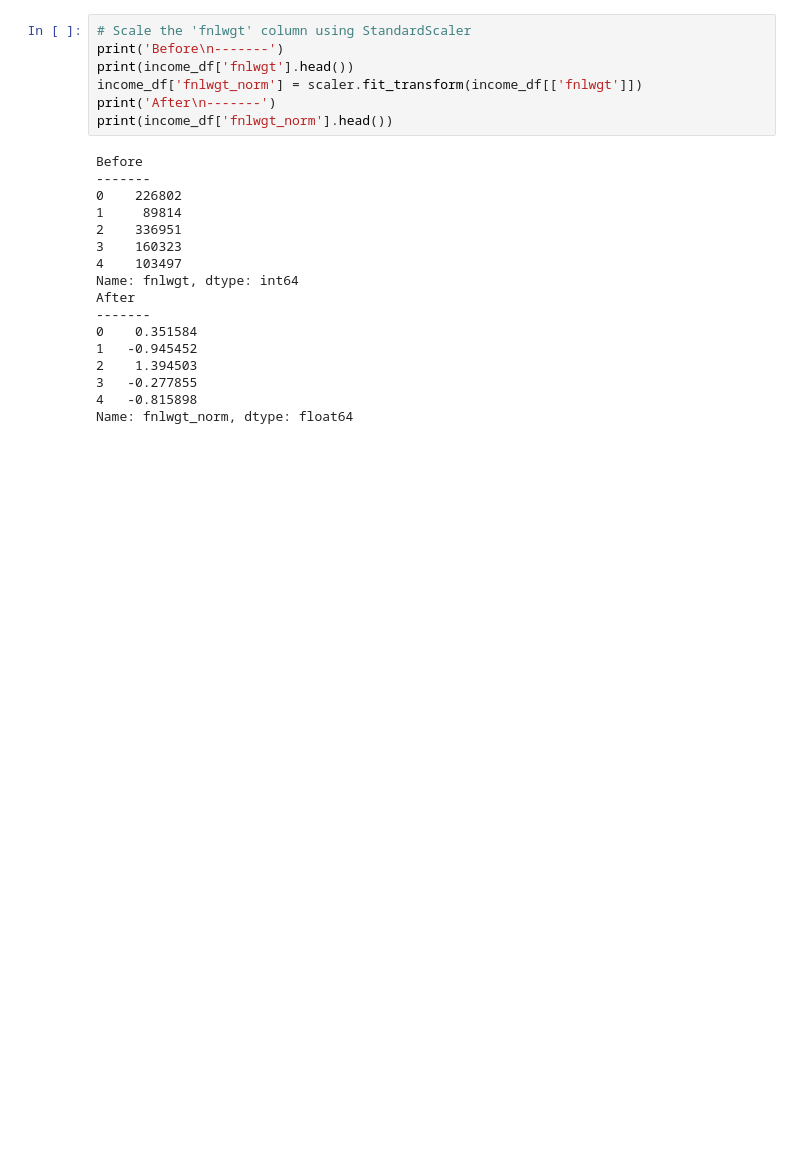
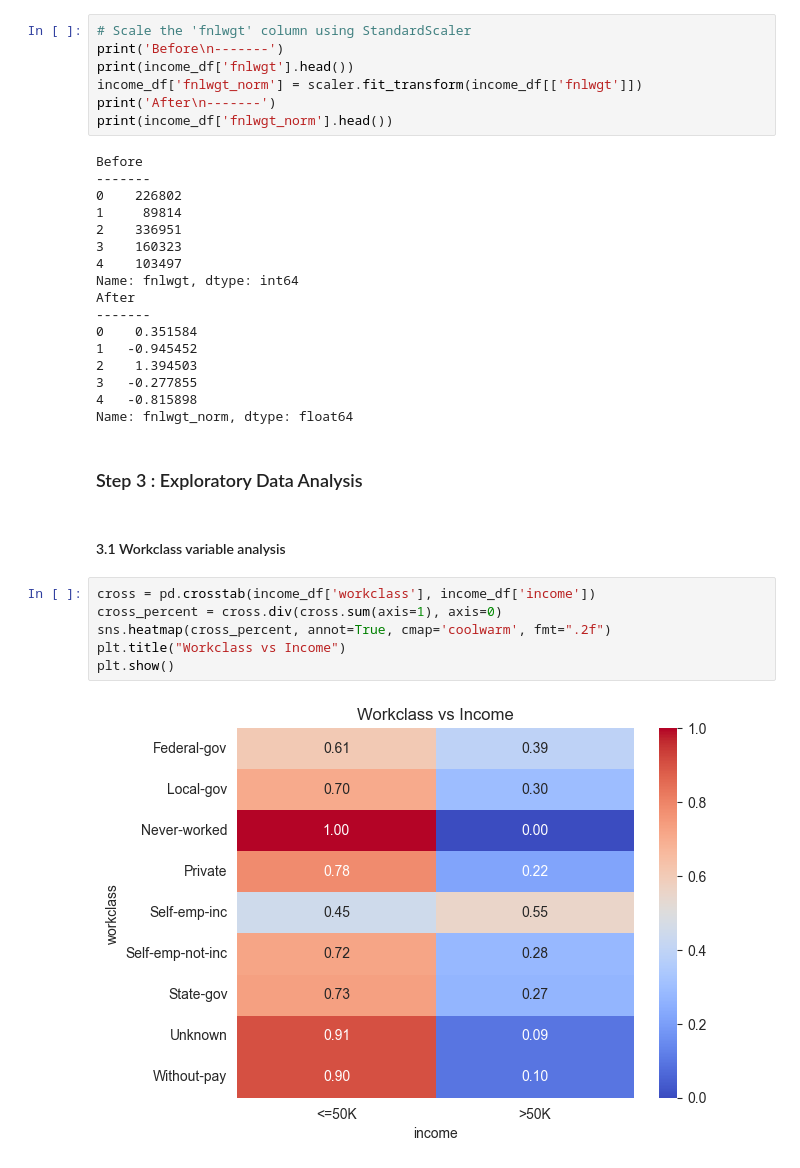
Before and after one commit to eglantinc/income-prediction, a Jupyter notebook: notebook.ipynb, the cells around one changed output. Drawn from its saved outputs; the diff is of its cells as text; blank space fills up the shorter version.

Commit message:
Add EDA of selected categorical variables

```diff
--- a/notebook.ipynb
+++ b/notebook.ipynb
@@ -676,3 +696,15 @@ After
 3   -0.277855
 4   -0.815898
 Name: fnlwgt_norm, dtype: float64
+# %% [markdown]
+### Step 3 : Exploratory Data Analysis
+# %% [markdown]
+#### 3.1 Workclass variable analysis
+# %%
+cross = pd.crosstab(income_df['workclass'], income_df['income'])
+cross_percent = cross.div(cross.sum(axis=1), axis=0)
+sns.heatmap(cross_percent, annot=True, cmap='coolwarm', fmt=".2f")
+plt.title("Workclass vs Income")
+plt.show()
+# %% [output]
+[figure, added]
```
Also changed, not shown: parts of 33 cells of this notebook.
